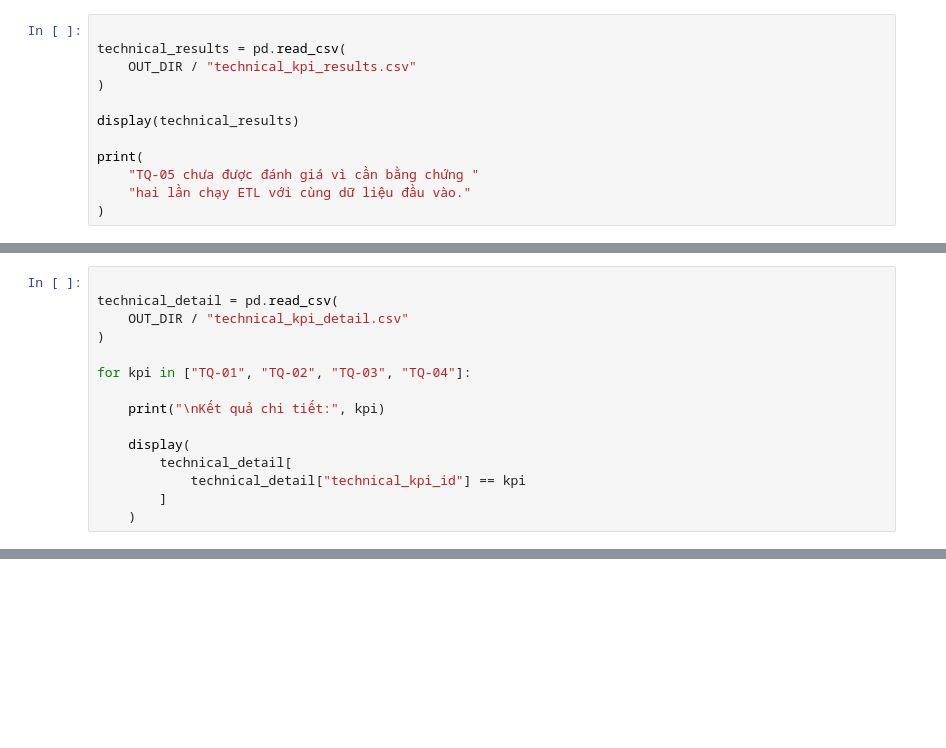
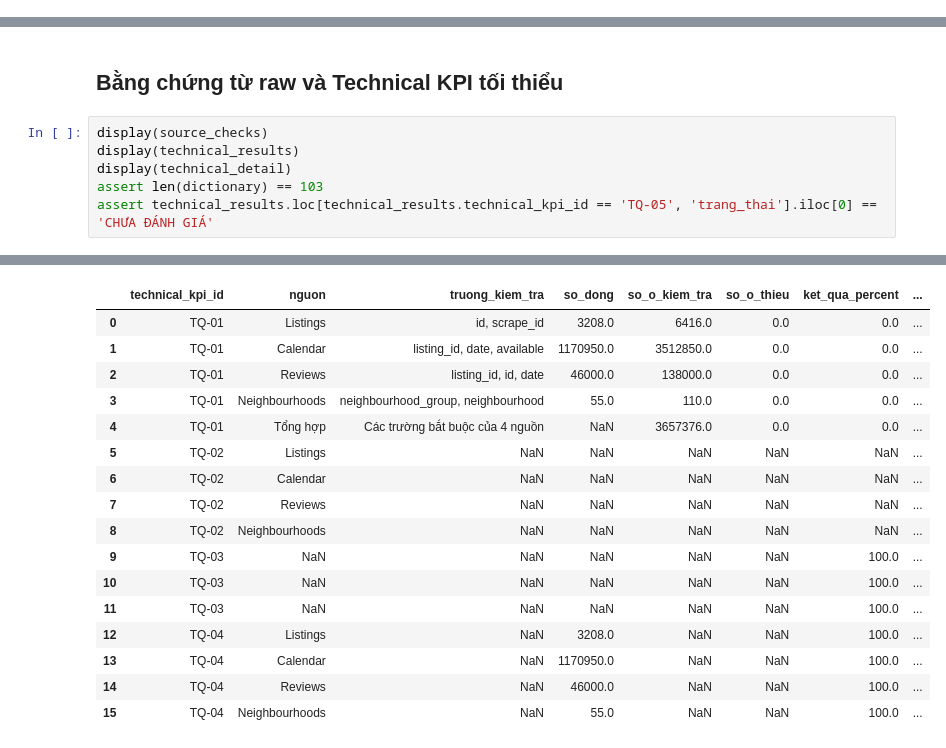
Before and after one commit to kieutien195/airbnb-singapore-data-warehouse, a Jupyter notebook: notebooks/02_data_dictionary_kpi.ipynb, the cells around one changed output, grey strips where cells are left out. Drawn from its saved outputs; the diff is of its cells as text; blank space fills up the shorter version.

Commit message:
fix: update notebooks/02_data_dictionary_kpi.ipynb

```diff
--- a/notebooks/02_data_dictionary_kpi.ipynb
+++ b/notebooks/02_data_dictionary_kpi.ipynb
@@ -236,12 +48,0 @@ display(technical_kpi)
-# %%
-
-technical_results = pd.read_csv(
-    OUT_DIR / "technical_kpi_results.csv"
-)
-
-display(technical_results)
-
-print(
-    "TQ-05 chưa được đánh giá vì cần bằng chứng "
-    "hai lần chạy ETL với cùng dữ liệu đầu vào."
-)
@@ -258,15 +48,0 @@ TQ-05 chưa được đánh giá vì cần bằng chứng hai lần chạy ETL v
-# %%
-
-technical_detail = pd.read_csv(
-    OUT_DIR / "technical_kpi_detail.csv"
-)
-
-for kpi in ["TQ-01", "TQ-02", "TQ-03", "TQ-04"]:
-
-    print("\nKết quả chi tiết:", kpi)
-
-    display(
-        technical_detail[
-            technical_detail["technical_kpi_id"] == kpi
-        ]
-    )
@@ -313,0 +67,9 @@ Lưu ý: Kết quả TQ-04 phản ánh bộ quy tắc hợp lệ tối thiểu
+# %% [markdown]
+## Bằng chứng từ raw và Technical KPI tối thiểu
+# %%
+display(source_checks)
+display(technical_results)
+display(technical_detail)
+assert len(dictionary) == 103
+assert technical_results.loc[technical_results.technical_kpi_id == 'TQ-05', 'trang_thai'].iloc[0] == 'CHƯA ĐÁNH GIÁ'
+# %% [output]
@@ -313,0 +86,17 @@ Lưu ý: Kết quả TQ-04 phản ánh bộ quy tắc hợp lệ tối thiểu
+|  | technical_kpi_id | nguon | truong_kiem_tra | so_dong | so_o_kiem_tra | so_o_thieu | ket_qua_percent | ... |
+| 0 | TQ-01 | Listings | id, scrape_id | 3208.0 | 6416.0 | 0.0 | 0.0 | ... |
+| 1 | TQ-01 | Calendar | listing_id, date, available | 1170950.0 | 3512850.0 | 0.0 | 0.0 | ... |
+| 2 | TQ-01 | Reviews | listing_id, id, date | 46000.0 | 138000.0 | 0.0 | 0.0 | ... |
+| 3 | TQ-01 | Neighbourhoods | neighbourhood_group, neighbourhood | 55.0 | 110.0 | 0.0 | 0.0 | ... |
+| 4 | TQ-01 | Tổng hợp | Các trường bắt buộc của 4 nguồn | NaN | 3657376.0 | 0.0 | 0.0 | ... |
+| 5 | TQ-02 | Listings | NaN | NaN | NaN | NaN | NaN | ... |
+| 6 | TQ-02 | Calendar | NaN | NaN | NaN | NaN | NaN | ... |
+| 7 | TQ-02 | Reviews | NaN | NaN | NaN | NaN | NaN | ... |
+| 8 | TQ-02 | Neighbourhoods | NaN | NaN | NaN | NaN | NaN | ... |
+| 9 | TQ-03 | NaN | NaN | NaN | NaN | NaN | 100.0 | ... |
+| 10 | TQ-03 | NaN | NaN | NaN | NaN | NaN | 100.0 | ... |
+| 11 | TQ-03 | NaN | NaN | NaN | NaN | NaN | 100.0 | ... |
+| 12 | TQ-04 | Listings | NaN | 3208.0 | NaN | NaN | 100.0 | ... |
+| 13 | TQ-04 | Calendar | NaN | 1170950.0 | NaN | NaN | 100.0 | ... |
+| 14 | TQ-04 | Reviews | NaN | 46000.0 | NaN | NaN | 100.0 | ... |
+| 15 | TQ-04 | Neighbourhoods | NaN | 55.0 | NaN | NaN | 100.0 | ... |
```
Also changed, not shown: parts of 26 cells of this notebook.
